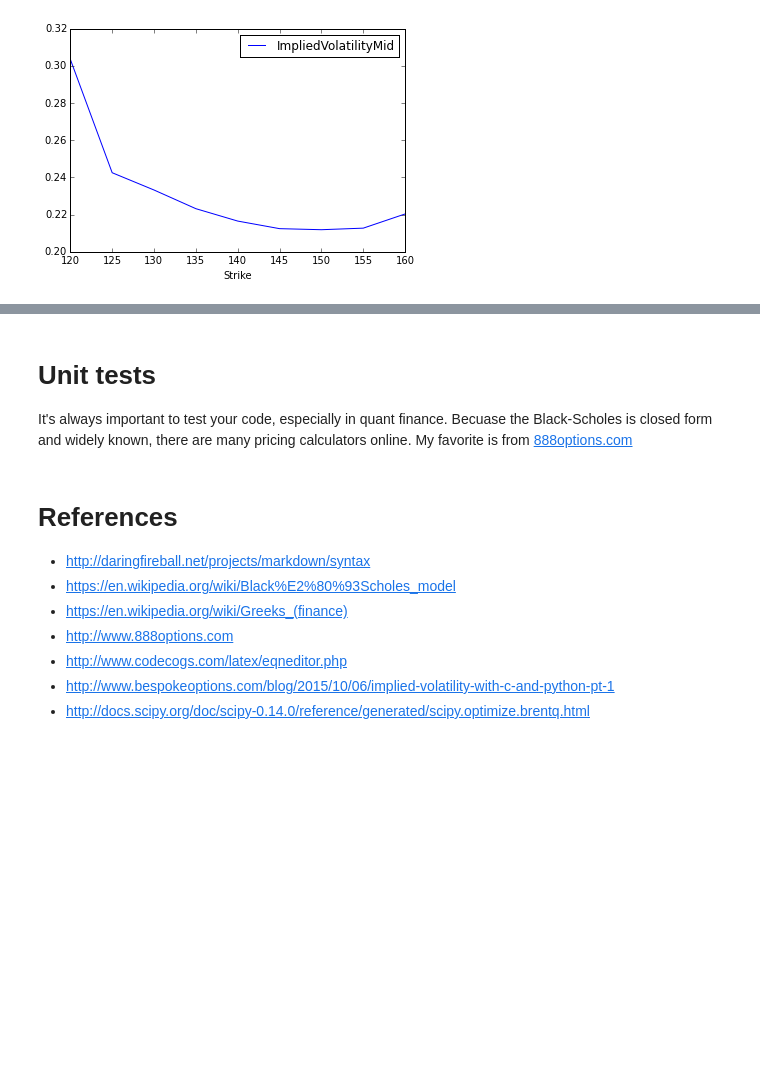
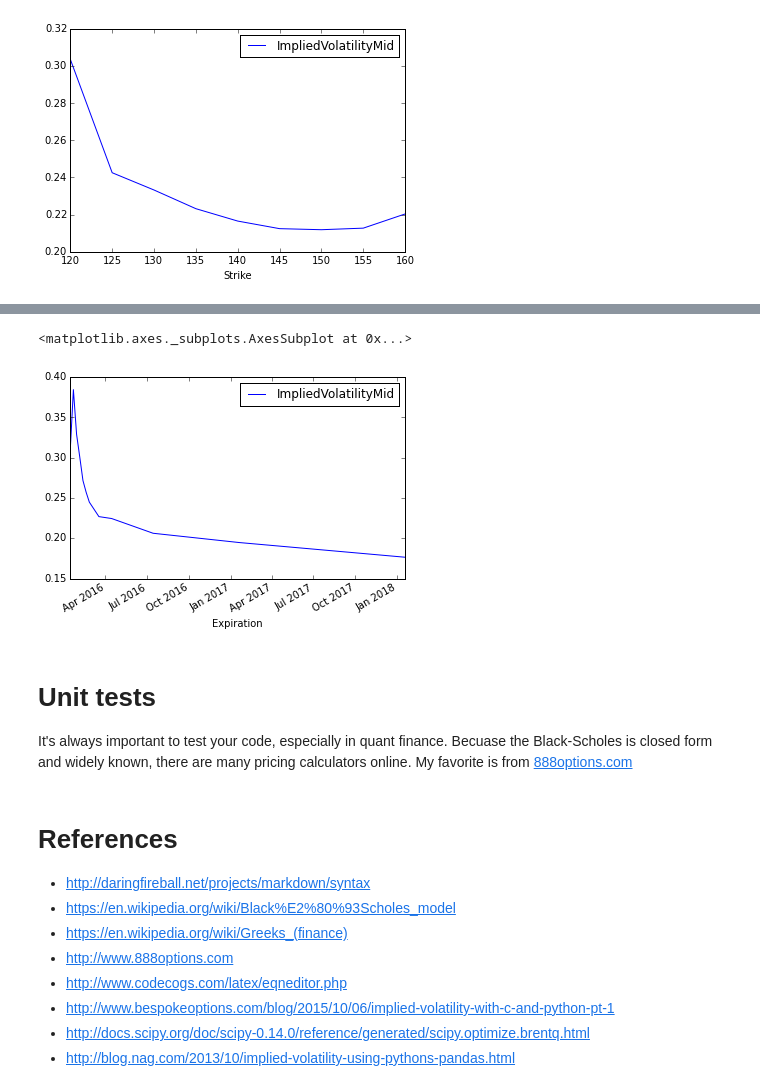
Before and after one commit to pydatasg/PyData-Meetup, a Jupyter notebook: Equity Option Implied Volatility Analytics with Python.ipynb, the cells around one changed output, grey strips where cells are left out. Drawn from its saved outputs; the diff is of its cells as text; code cells hidden in the pictures; blank space fills up the shorter version.

```diff
--- a/Equity Option Implied Volatility Analytics with Python.ipynb
+++ b/Equity Option Implied Volatility Analytics with Python.ipynb
@@ -842,0 +875,35 @@ options_frame = _interp_implied_volatility(options_frame)
+# %%
+def _interp_implied_volatility(options_frame):
+    """ Interpolate missing (np.nan) values of implied volatility
+    We first need to split the chains into expiration and type because we cannot
+    interpolate across the entire chain, rather within these two groups
+
+    :param options_frame: DataFrame containing options data
+    :return original DataFrame with ImpliedVolatilityMid column containing interpolated values
+
+    """
+    # create a MultiIndex with Expiration, OptionType, the Strike as index, then sort
+    frame = options_frame.set_index(['Expiration', 'OptionType', 'Strike']).sort_index()
+
+    # pivot the vame with ImpliedVolatilityMid as the values within the table
+    # this has Strikes along the rows and Expirations along the columns
+    # the level=1 unstack pivots on Expiration and level=0 unstack pivots on OptionType
+    unstacked = frame['ImpliedVolatilityMid'].unstack(level=1).unstack(level=0)
+
+    # this line does three things:
+    #    first interpolates across each Expiration date down the strikes for np.nan values
+    #    second forward fills values which keeps the last interpolated value as the value to fill
+    #    third back fills values which keeps the first interpolated value as the value to fill
+    unstacked_interp = unstacked.interpolate().ffill().bfill()
+
+    # restack into shape of original DataFrame
+    unstacked_interp_indexed = unstacked_interp.stack(level=0).stack(level=0).reset_index()
+
+    # replace old column with the new column with interpolated and filled values
+    frame['ImpliedVolatilityMid'] = unstacked_interp_indexed.set_index(['Expiration', 'OptionType', 'Strike'])
+
+    # give our index back
+    frame.reset_index(inplace=True)
+
+    # return
+    return frame
@@ -1022,3 +1127,15 @@ array([ 120.,  125.,  130.,  135.,  140.,  145.,  150.,  155.,  160.])
+# %%
+# select a strike to plot
+iv = options_frame[options_frame['Strike'] == 135.0]
+# %%
+# get the call options
+iv_call = iv[iv['OptionType'] == 'call']
+# %%
+# set the strike as the index so pandas plots nicely
+iv_call[['Expiration', 'ImpliedVolatilityMid']].set_index('Expiration').plot()
+# %% [output]
+<matplotlib.axes._subplots.AxesSubplot at 0x...>
+[figure, added]
 # %% [markdown]
 # Unit tests
 It's always important to test your code, especially in quant finance. Becuase the Black-Scholes is closed form and widely known, there are many pricing calculators online. My favorite is from [888options.com](http://www.888options.com)
@@ -1032,3 +1149,4 @@ It's always important to test your code, especially in quant finance. Becuase th
 * http://www.codecogs.com/latex/eqneditor.php
 * http://www.bespokeoptions.com/blog/2015/10/06/implied-volatility-with-c-and-python-pt-1
 * http://docs.scipy.org/doc/scipy-0.14.0/reference/generated/scipy.optimize.brentq.html
+* http://blog.nag.com/2013/10/implied-volatility-using-pythons-pandas.html
```
Also changed, not shown: parts of 31 cells of this notebook, 1 other file.
